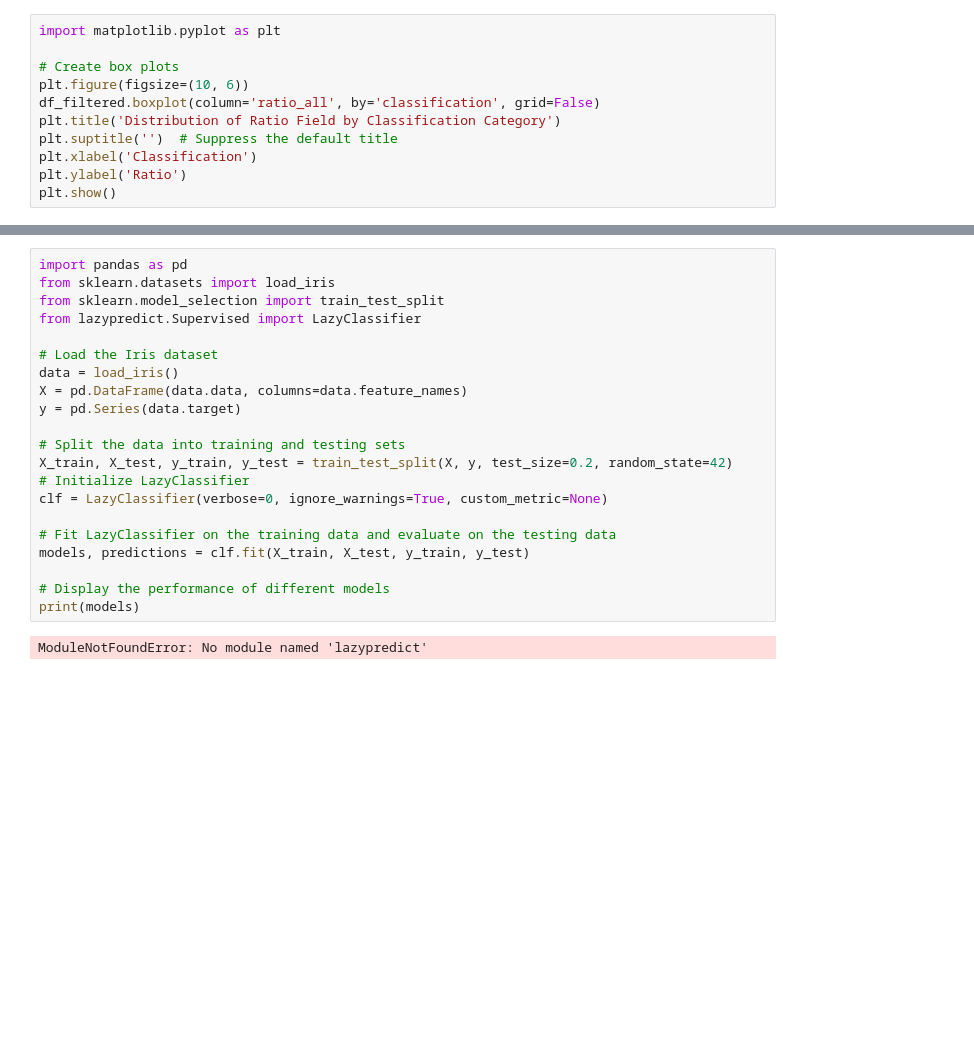
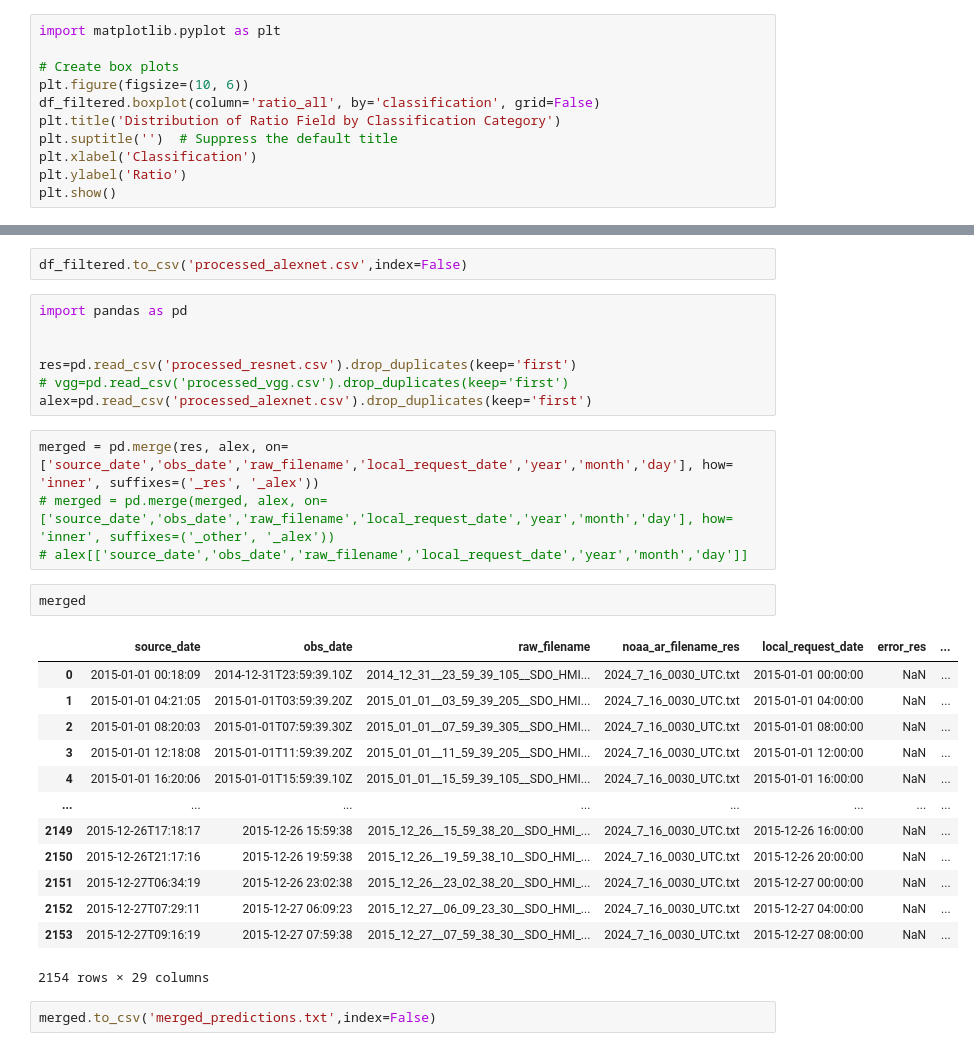
Before and after one commit to Adeyeha/full-disk-deployment, a Jupyter notebook: get_analysis.ipynb, the cells around one changed output, grey strips where cells are left out. Saved outputs shown, nothing was run; the diff lists cells and outputs as text; blank space fills up the shorter version.

Commit message:
multi-model comparison

```diff
--- a/get_analysis.ipynb
+++ b/get_analysis.ipynb
@@ -239,23 +279,31 @@ plt.show()
-# %%
-import pandas as pd
-from sklearn.datasets import load_iris
-from sklearn.model_selection import train_test_split
-from lazypredict.Supervised import LazyClassifier
-
-# Load the Iris dataset
-data = load_iris()
-X = pd.DataFrame(data.data, columns=data.feature_names)
-y = pd.Series(data.target)
-
-# Split the data into training and testing sets
-X_train, X_test, y_train, y_test = train_test_split(X, y, test_size=0.2, random_state=42)
-# Initialize LazyClassifier
-clf = LazyClassifier(verbose=0, ignore_warnings=True, custom_metric=None)
-
-# Fit LazyClassifier on the training data and evaluate on the testing data
-models, predictions = clf.fit(X_train, X_test, y_train, y_test)
-
-# Display the performance of different models
-print(models)
-# %% [output]
-ModuleNotFoundError: No module named 'lazypredict'
+# %%
+df_filtered.to_csv('processed_alexnet.csv',index=False)
+# %%
+import pandas as pd
+
+
+res=pd.read_csv('processed_resnet.csv').drop_duplicates(keep='first')
+# vgg=pd.read_csv('processed_vgg.csv').drop_duplicates(keep='first')
+alex=pd.read_csv('processed_alexnet.csv').drop_duplicates(keep='first')
+# %%
+merged = pd.merge(res, alex, on=['source_date','obs_date','raw_filename','local_request_date','year','month','day'], how= 'inner', suffixes=('_res', '_alex'))
+# merged = pd.merge(merged, alex, on=['source_date','obs_date','raw_filename','local_request_date','year','month','day'], how= 'inner', suffixes=('_other', '_alex'))
+# alex[['source_date','obs_date','raw_filename','local_request_date','year','month','day']]
+# %%
+merged
+# %% [output]
+|  | source_date | obs_date | raw_filename | noaa_ar_filename_res | local_request_date | error_res | ... |
+| 0 | 2015-01-01 00:18:09 | 2014-12-31T23:59:39.10Z | 2014_12_31__23_59_39_105__SDO_HMI... | 2024_7_16_0030_UTC.txt | 2015-01-01 00:00:00 | NaN | ... |
+| 1 | 2015-01-01 04:21:05 | 2015-01-01T03:59:39.20Z | 2015_01_01__03_59_39_205__SDO_HMI... | 2024_7_16_0030_UTC.txt | 2015-01-01 04:00:00 | NaN | ... |
+| 2 | 2015-01-01 08:20:03 | 2015-01-01T07:59:39.30Z | 2015_01_01__07_59_39_305__SDO_HMI... | 2024_7_16_0030_UTC.txt | 2015-01-01 08:00:00 | NaN | ... |
+| 3 | 2015-01-01 12:18:08 | 2015-01-01T11:59:39.20Z | 2015_01_01__11_59_39_205__SDO_HMI... | 2024_7_16_0030_UTC.txt | 2015-01-01 12:00:00 | NaN | ... |
+| 4 | 2015-01-01 16:20:06 | 2015-01-01T15:59:39.10Z | 2015_01_01__15_59_39_105__SDO_HMI... | 2024_7_16_0030_UTC.txt | 2015-01-01 16:00:00 | NaN | ... |
+| ... | ... | ... | ... | ... | ... | ... | ... |
+| 2149 | 2015-12-26T17:18:17 | 2015-12-26 15:59:38 | 2015_12_26__15_59_38_20__SDO_HMI_... | 2024_7_16_0030_UTC.txt | 2015-12-26 16:00:00 | NaN | ... |
+| 2150 | 2015-12-26T21:17:16 | 2015-12-26 19:59:38 | 2015_12_26__19_59_38_10__SDO_HMI_... | 2024_7_16_0030_UTC.txt | 2015-12-26 20:00:00 | NaN | ... |
+| 2151 | 2015-12-27T06:34:19 | 2015-12-26 23:02:38 | 2015_12_26__23_02_38_20__SDO_HMI_... | 2024_7_16_0030_UTC.txt | 2015-12-27 00:00:00 | NaN | ... |
+| 2152 | 2015-12-27T07:29:11 | 2015-12-27 06:09:23 | 2015_12_27__06_09_23_30__SDO_HMI_... | 2024_7_16_0030_UTC.txt | 2015-12-27 04:00:00 | NaN | ... |
+| 2153 | 2015-12-27T09:16:19 | 2015-12-27 07:59:38 | 2015_12_27__07_59_38_30__SDO_HMI_... | 2024_7_16_0030_UTC.txt | 2015-12-27 08:00:00 | NaN | ... |
+2154 rows × 29 columns
+# %%
+merged.to_csv('merged_predictions.txt',index=False)
```
Also changed, not shown: parts of 10 cells of this notebook, 38 other files.
